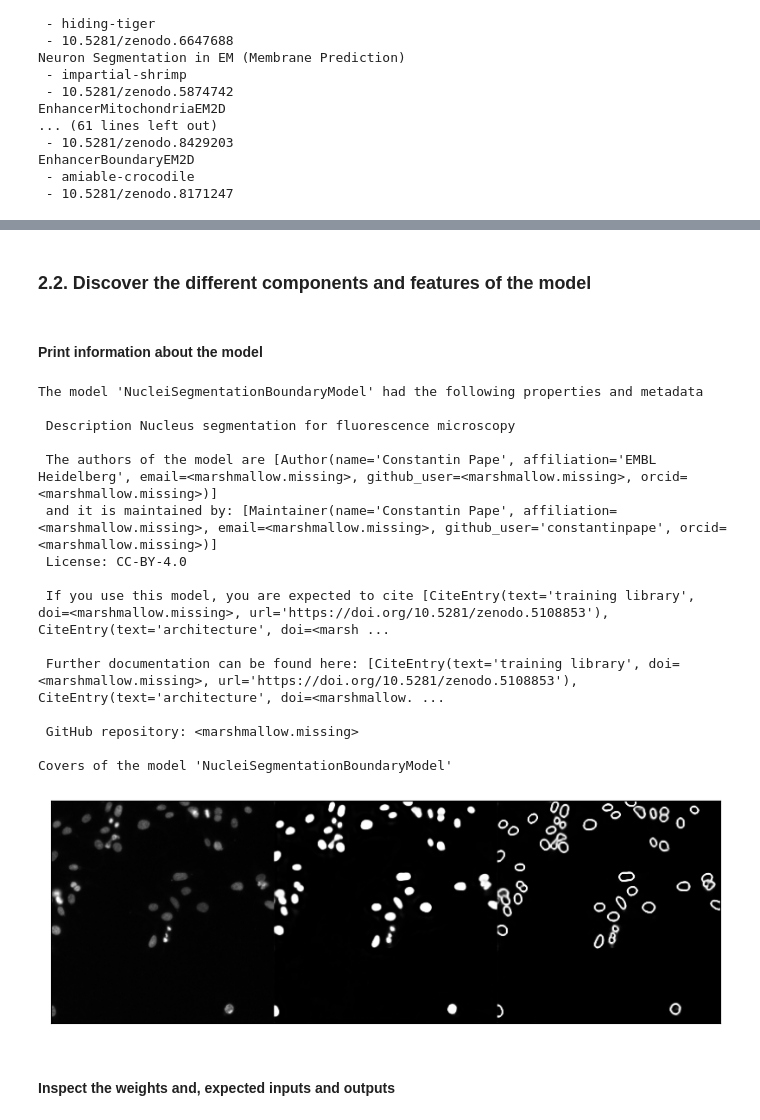
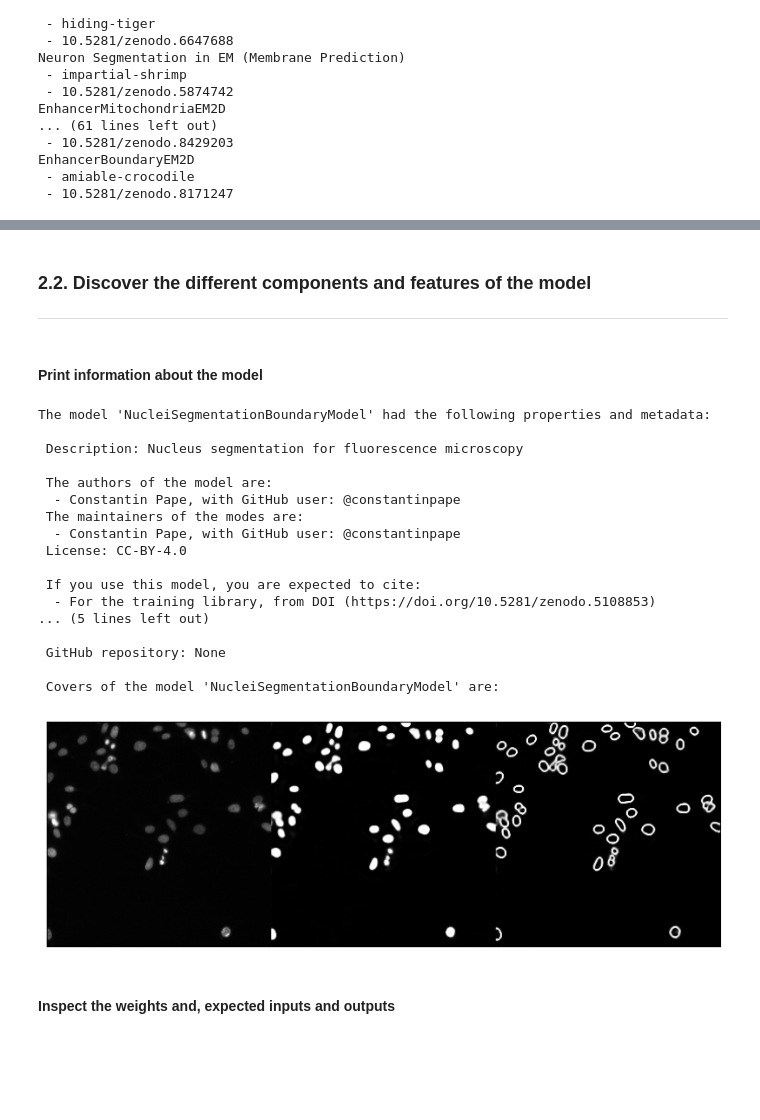
Before and after one commit to HenriquesLab/DL4MicEverywhere, a Jupyter notebook: notebooks/Bespoke_notebooks/bioimageio-pytorch/load_bioimageio_pytorch.ipynb, the cells around one changed output, grey strips where cells are left out. Saved outputs shown, nothing was run; the diff lists cells and outputs as text; code cells hidden in the pictures; blank space fills up the shorter version.

```diff
--- a/notebooks/Bespoke_notebooks/bioimageio-pytorch/load_bioimageio_pytorch.ipynb
+++ b/notebooks/Bespoke_notebooks/bioimageio-pytorch/load_bioimageio_pytorch.ipynb
@@ -122,13 +156,13 @@ BMZ_MODEL_URL = "" #@param {type:"string"}
 # ------------------------------------------------------------------------------
 
 if BMZ_MODEL_ID != "":
-    model = load_resource_description(BMZ_MODEL_ID)  # TODO: load from bioimageio id
+    model = load_description(BMZ_MODEL_ID)  # TODO: load from bioimageio id
     print(f"The model '{model.name}' with ID '{BMZ_MODEL_ID}' has been correctly loaded.")
 elif BMZ_MODEL_DOI != "":
-    model = load_resource_description(BMZ_MODEL_DOI)  # TODO: load from bioimageio id
+    model = load_description(BMZ_MODEL_DOI)  # TODO: load from bioimageio id
     print(f"The model '{model.name}' with DOI '{BMZ_MODEL_DOI}' has been correctly loaded.")
 elif BMZ_MODEL_URL != "":
-    model = load_resource_description(BMZ_MODEL_URL)  # TODO: load from bioimageio id
+    model = load_description(BMZ_MODEL_URL)  # TODO: load from bioimageio id
     print(f"The model '{model.name}' with URL '{BMZ_MODEL_URL}' has been correctly loaded.")
 else:
     print('Please specify a model ID, DOI or URL')
@@ -137,50 +172,63 @@ The model 'NucleiSegmentationBoundaryModel' with ID 'affable-shark' has been cor
 # %% [markdown]
 ### **2.2. Discover the different components and features of the model**
+
+---
 # %% [markdown]
 #### Print information about the model
 # %%
 #@markdown ##Print information about the model
 
-print(f"The model '{model.name}' had the following properties and metadata")
+print(f"The model '{model.name}' had the following properties and metadata:")
 print()
-print(f" Description {model.description}")
+print(f" Description: {model.description}")
 print()
-print(f" The authors of the model are {model.authors}")
-print(f" and it is maintained by: {model.maintainers}")
+print(f" The authors of the model are:")
+for author in model.authors:
+    print(f"  - {author.name}, with GitHub user: @{author.github_user}")
+print(f" The maintainers of the modes are:")
+for maintainer in model.maintainers:
+    print(f"  - {maintainer.name}, with GitHub user: @{maintainer.github_user}")
 print(f" License: {model.license}")
 print()
 
-print(f" If you use this model, you are expected to cite {model.cite}")
+print(f" If you use this model, you are expected to cite:")
+for citation in model.cite:
+    url_text = ""
+    if citation.url is not None:
+        url_text = f" or URL ({citation.url})"
+    print(f"  - For the {citation.text}, from DOI (https://doi.org/{citation.doi}){url_text}")
 print()
-print(f" Further documentation can be found here: {model.cite}")
+print(f" Further documentation can be found here: {model.documentation.absolute()}")
 print()
 print(f" GitHub repository: {model.git_repo}")
 print()
-print(f"Covers of the model '{model.name}'")
+print(f" Covers of the model '{model.name}' are: ")
 for cover in model.covers:
-    cover_data = imread(cover)
+    cover_data = imread(download(cover).path)
     plt.figure(figsize=(10, 10))
     plt.imshow(cover_data)
     plt.xticks([])
     plt.yticks([])
     plt.show()
 # %% [output]
-The model 'NucleiSegmentationBoundaryModel' had the following properties and metadata
+The model 'NucleiSegmentationBoundaryModel' had the following properties and metadata:
 
- Description Nucleus segmentation for fluorescence microscopy
+ Description: Nucleus segmentation for fluorescence microscopy
 
- The authors of the model are [Author(name='Constantin Pape', affiliation='EMBL Heidelberg', email=<marshmallow.missing>, github_user=<marshmallow.missing>, orcid=<marshmallow.missing>)]
- and it is maintained by: [Maintainer(name='Constantin Pape', affiliation=<marshmallow.missing>, email=<marshmallow.missing>, github_user='constantinpape', orcid=<marshmallow.missing>)]
+ The authors of the model are:
+  - Constantin Pape, with GitHub user: @constantinpape
+ The maintainers of the modes are:
+  - Constantin Pape, with GitHub user: @constantinpape
  License: CC-BY-4.0
 
- If you use this model, you are expected to cite [CiteEntry(text='training library', doi=<marshmallow.missing>, url='https://doi.org/10.5281/zenodo.5108853'), CiteEntry(text='architecture', doi=<marsh ...
+ If you use this model, you are expected to cite:
+  - For the training library, from DOI (https://doi.org/10.5281/zenodo.5108853)
+... (5 lines left out)
 
- Further documentation can be found here: [CiteEntry(text='training library', doi=<marshmallow.missing>, url='https://doi.org/10.5281/zenodo.5108853'), CiteEntry(text='architecture', doi=<marshmallow. ...
+ GitHub repository: None
 
- GitHub repository: <marshmallow.missing>
-
-Covers of the model 'NucleiSegmentationBoundaryModel'
+ Covers of the model 'NucleiSegmentationBoundaryModel' are:
-[figure, old version]
+[figure, new version]
 # %% [markdown]
 #### Inspect the weights and, expected inputs and outputs
 # %%
```
Also changed, not shown: parts of 30 cells of this notebook, 3 other files.
